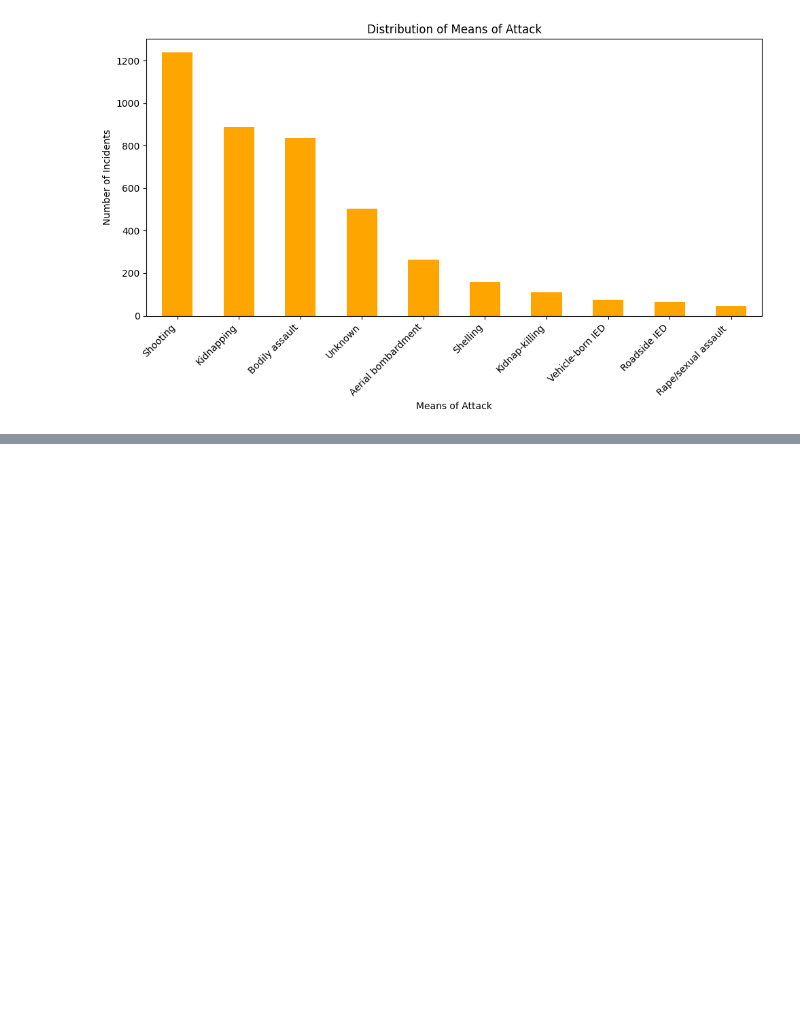
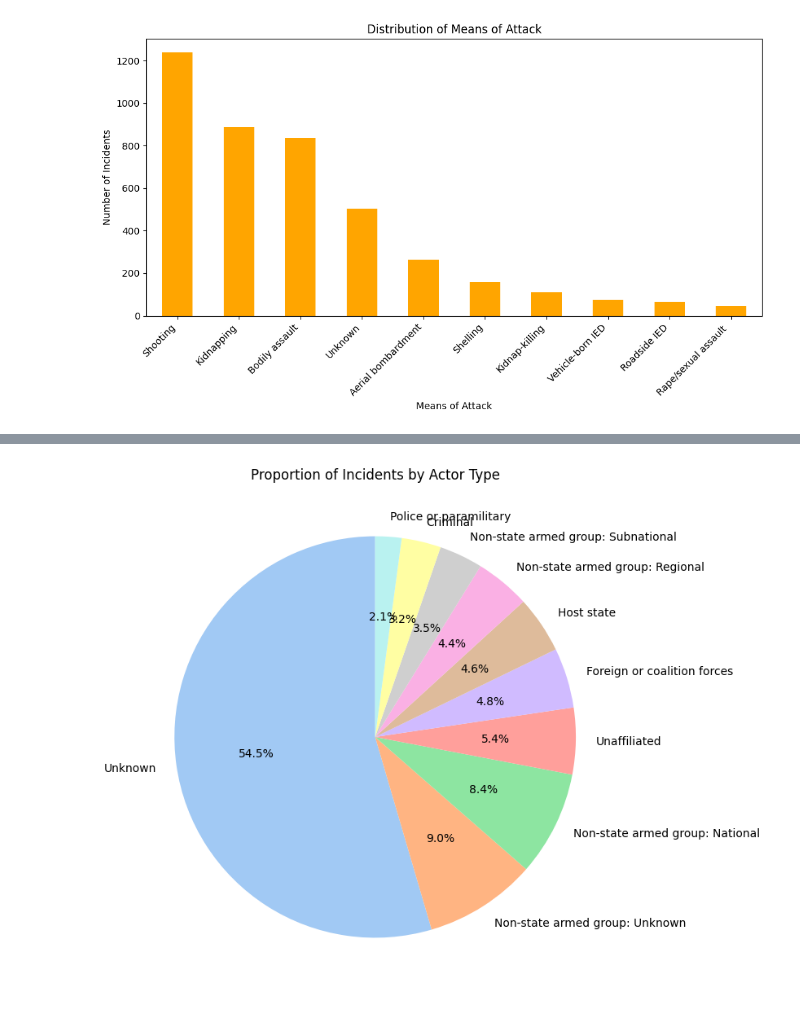
Before and after one commit to Bettenoch/security_incidence_prediction, a Jupyter notebook: df_exploration_&_analysis.ipynb, the cells around one changed output, grey strips where cells are left out. Drawn from its saved outputs; the diff is of its cells as text; code cells hidden in the pictures; blank space fills up the shorter version.

```diff
--- a/df_exploration_&_analysis.ipynb
+++ b/df_exploration_&_analysis.ipynb
@@ -204,0 +217,10 @@ plt.show()
+# %%
+# Pie/Donut Charts
+plt.figure(figsize=(8, 8))
+df['actor_type'].value_counts().head(10).plot.pie(autopct='%1.1f%%', startangle=90, colors=sns.color_palette('pastel'))
+plt.title('Proportion of Incidents by Actor Type')
+plt.ylabel('')
+plt.savefig('actor_type_proportion.png')
+plt.show()
+# %% [output]
+[figure, added]
```
Also changed, not shown: parts of 5 cells of this notebook.
